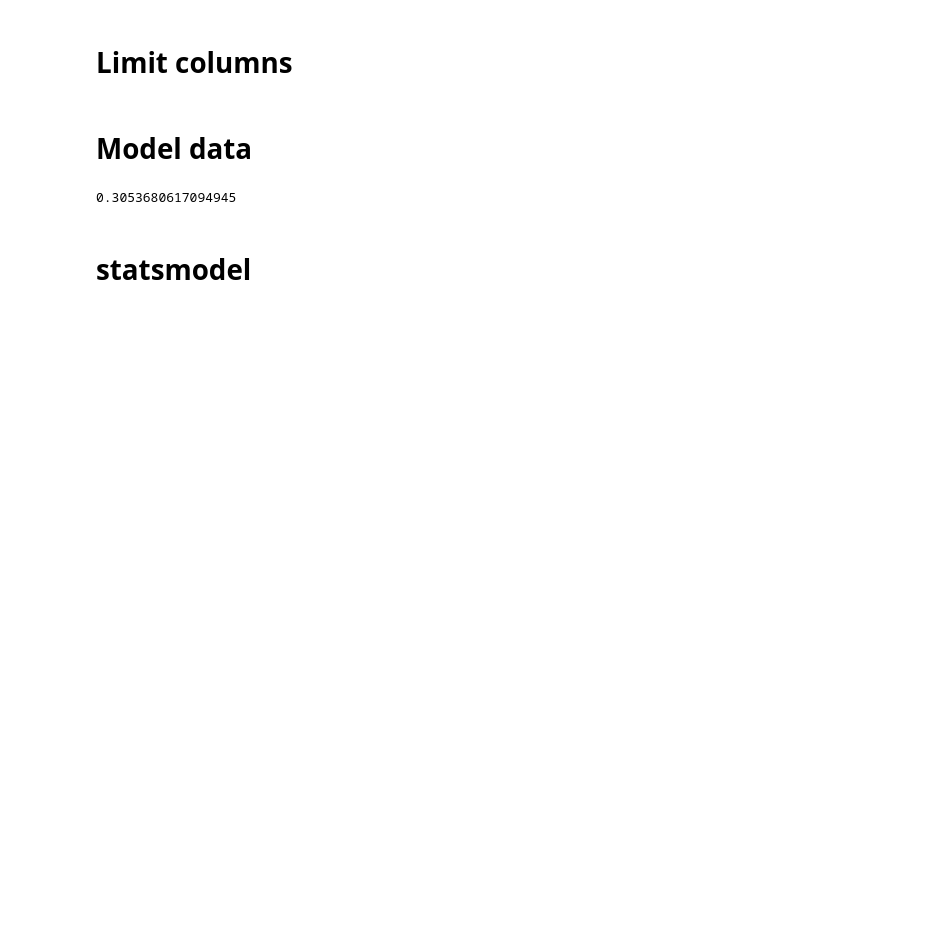
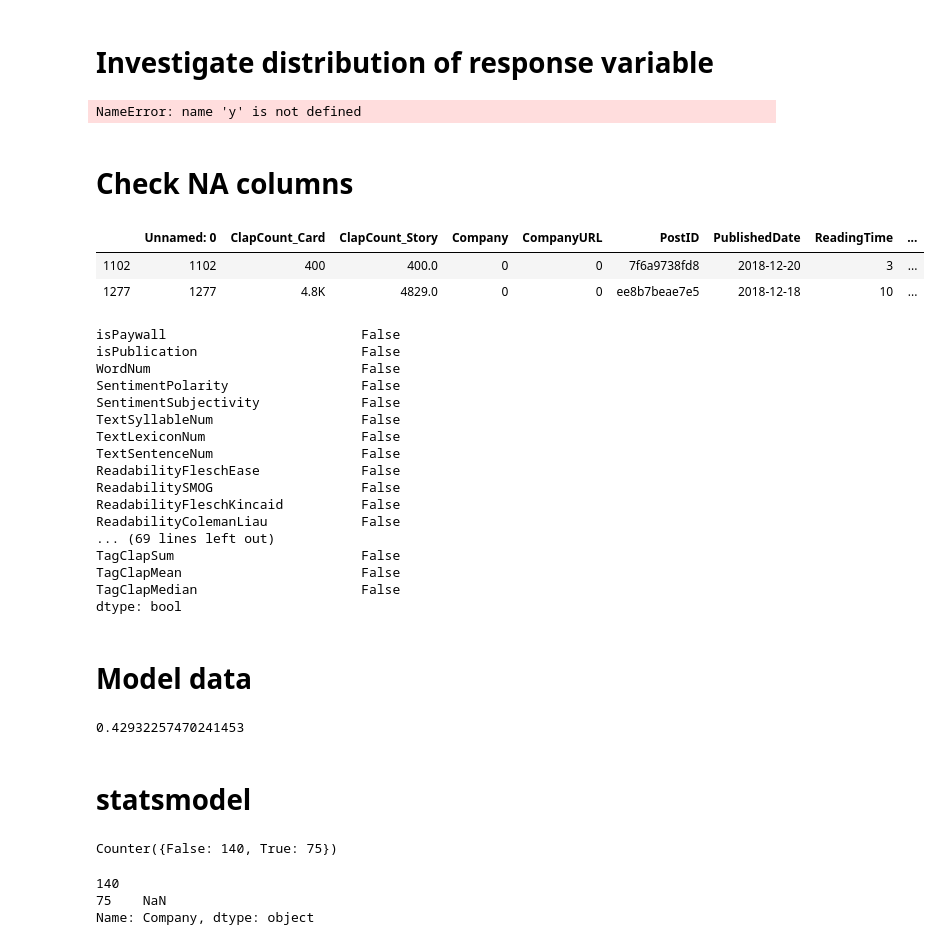
Before and after one commit to leungjch/medium-data-mining, a Jupyter notebook: Story_LinearModel.ipynb, the cells around one changed output. Saved outputs shown, nothing was run; the diff lists cells and outputs as text; code cells hidden in the pictures; blank space fills up the shorter version.

```diff
--- a/Story_LinearModel.ipynb
+++ b/Story_LinearModel.ipynb
@@ -25,0 +39,32 @@ Index(['Unnamed: 0', 'ClapCount_Card', 'ClapCount_Story', 'Company',
+# %%
+xFeatures = ['isPaywall', 'isPublication', 'WordNum', 'SentimentPolarity', 'SentimentSubjectivity',  "TextSyllableNum",
+          "TextLexiconNum", "TextSentenceNum", "ReadabilityFleschEase", "ReadabilitySMOG", "ReadabilityFleschKincaid", "ReadabilityColemanLiau", "ReadabilityARI", "ReadabilityDaleChall", "ReadabilityDifficultWordsNum", "ReadabilityLinsearWriteFormula", "ReadabilityGunningFog", "ReadabilityReadingTime", "ReadabilityConsensus",
+        'ReadingTime', 'HasFeaturedImage', 'CodeInlineNum', 'TagNum',
+        'CodeBlockNum', 'CodeBlockLengthSum', 'CodeBlockLengthMedian', 'CodeBlockLengthMean',
+        'CodeBlockLengthStd', 'CodeBlockLengthMin', 'CodeBlockLengthMax',
+        'ListOlNum', 'ListOlSum', 'ListOlMedian', 'ListOlMean', 'ListOlStd', 'ListOlMin', 'ListOlMax',
+        'ListUlNum', 'ListUlSum', 'ListUlMedian', 'ListUlMean', 'ListUlStd', 'ListUlMin', 'ListUlMax',
+        'ImgNum', 'LinkNum',
+        'HlightNum', 'ParagraphNum', 'ItalicNum', 'BoldNum',
+#         'AuthorArticlesClap_mean','AuthorArticlesClap_median','AuthorArticlesClap_count','AuthorArticlesClap_sum',
+        'AuthorArticlesResponse_mean','AuthorArticlesResponse_median','AuthorArticlesResponse_sum',
+        'AuthorArticlesVoter_mean','AuthorArticlesVoter_median','AuthorArticlesVoter_sum',
+
+        'TagUseSum', 'TagUseMean',
+        'TagUseSum', 'TagUseMean', 'TagUseMedian',
+        'TagClapSum','TagClapMean', 'TagClapMedian',
+        'PublicationClap_mean','PublicationClap_median','PublicationClap_count','PublicationClap_sum',
+        'PublicationReadingTime_mean','PublicationReadingTime_median','PublicationReadingTime_sum',
+        'PublicationVoter_mean','PublicationVoter_median','PublicationVoter_sum',
+        'PublicationisPaywall_mean','PublicationisPaywall_median','PublicationisPaywall_sum',
+        'TagUseSum','TagUseMean','TagUseMedian',
+        'TagClapSum','TagClapMean','TagClapMedian']
+
+# yFeatures = 'ClapCount_Story' # For linreg
+yFeatures = 'isPopular' # For logreg
+
+xTrain = train[xFeatures]
+yTrain = train[yFeatures]
+
+xTest = test[xFeatures]
+yTest = test[yFeatures]
@@ -26,2 +79,10 @@ Index(['Unnamed: 0', 'ClapCount_Card', 'ClapCount_Story', 'Company',
+# %% [markdown]
+# Investigate distribution of response variable
+# %%
+y.median()
+df[['VoterCount']].median()
+len(df[df['VoterCount']<2])/len(df)
+# %% [output]
+NameError: name 'y' is not defined
 # %% [markdown]
-# Limit columns
+# Check NA columns
@@ -33,3 +89,28 @@ y = df[['ClapCount_Story']]
+# %%
+pd.set_option('display.max_rows', 1000)
+display((df[df['TagNum']==0]))
+xTrain.isna().any()
+# %% [output]
+|  | Unnamed: 0 | ClapCount_Card | ClapCount_Story | Company | CompanyURL | PostID | PublishedDate | ReadingTime | ... |
+| 1102 | 1102 | 400 | 400.0 | 0 | 0 | 7f6a9738fd8 | 2018-12-20 | 3 | ... |
+| 1277 | 1277 | 4.8K | 4829.0 | 0 | 0 | ee8b7beae7e5 | 2018-12-18 | 10 | ... |
+isPaywall                         False
+isPublication                     False
+WordNum                           False
+SentimentPolarity                 False
+SentimentSubjectivity             False
+TextSyllableNum                   False
+TextLexiconNum                    False
+TextSentenceNum                   False
+ReadabilityFleschEase             False
+ReadabilitySMOG                   False
+ReadabilityFleschKincaid          False
+ReadabilityColemanLiau            False
+... (69 lines left out)
+TagClapSum                        False
+TagClapMean                       False
+TagClapMedian                     False
+dtype: bool
 # %% [markdown]
 # Model data
 # %%
@@ -37,7 +118,16 @@ reg = LinearRegression().fit(x, y)
 # %%
-reg.score(x,y)
+reg.score(xTrain,yTrain)
 # %% [output]
-0.3053680617094945
+0.42932257470241453
 # %% [markdown]
 # statsmodel
+# %%
+Counter(df['isPublication'])
+print(len(df[df['Company'].isnull()]))
+print(df.sample()['Company'])
+# %% [output]
+Counter({False: 140, True: 75})
+140
+75    NaN
+Name: Company, dtype: object
 # %%
```
Also changed, not shown: parts of 17 cells of this notebook, 3 other files.
